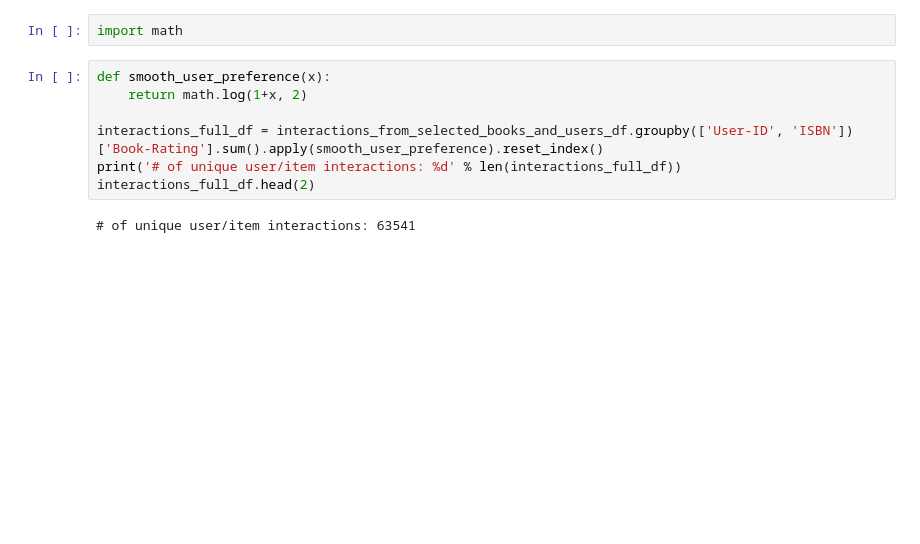
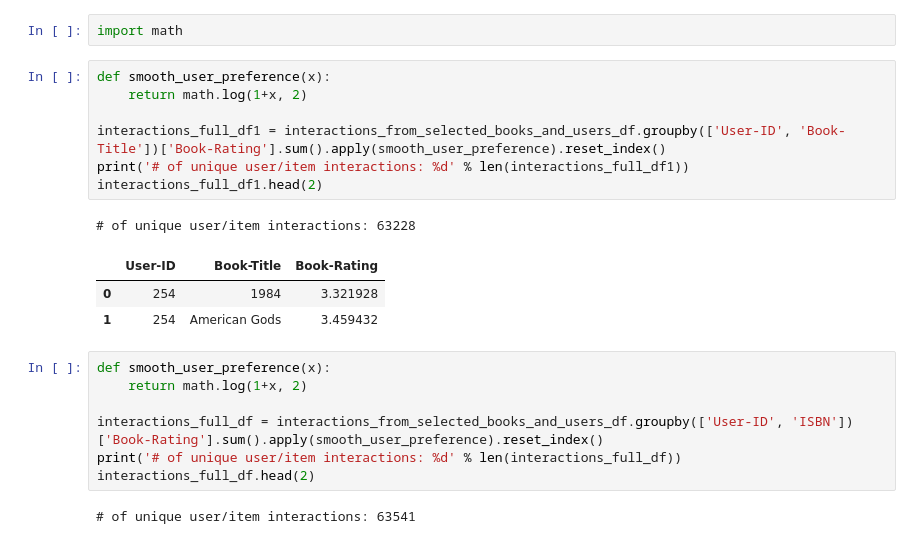
Before and after one commit to saurabhshinkar/BRS, a Jupyter notebook: Book_Recommendation_System_Saurabh_Shinkar.ipynb, the cells around one changed output. Drawn from its saved outputs; the diff is of its cells as text; blank space fills up the shorter version.

```diff
--- a/Book_Recommendation_System_Saurabh_Shinkar.ipynb
+++ b/Book_Recommendation_System_Saurabh_Shinkar.ipynb
@@ -836,5 +841,17 @@ interactions_from_selected_books_and_users_df.shape
 # %%
 import math
+# %%
+def smooth_user_preference(x):
+    return math.log(1+x, 2)
+
+interactions_full_df1 = interactions_from_selected_books_and_users_df.groupby(['User-ID', 'Book-Title'])['Book-Rating'].sum().apply(smooth_user_preference).reset_index()
+print('# of unique user/item interactions: %d' % len(interactions_full_df1))
+interactions_full_df1.head(2)
+# %% [output]
+# of unique user/item interactions: 63228
+|  | User-ID | Book-Title | Book-Rating |
+| 0 | 254 | 1984 | 3.321928 |
+| 1 | 254 | American Gods | 3.459432 |
 # %%
 def smooth_user_preference(x):
     return math.log(1+x, 2)
```
Also changed, not shown: parts of 27 cells of this notebook.
